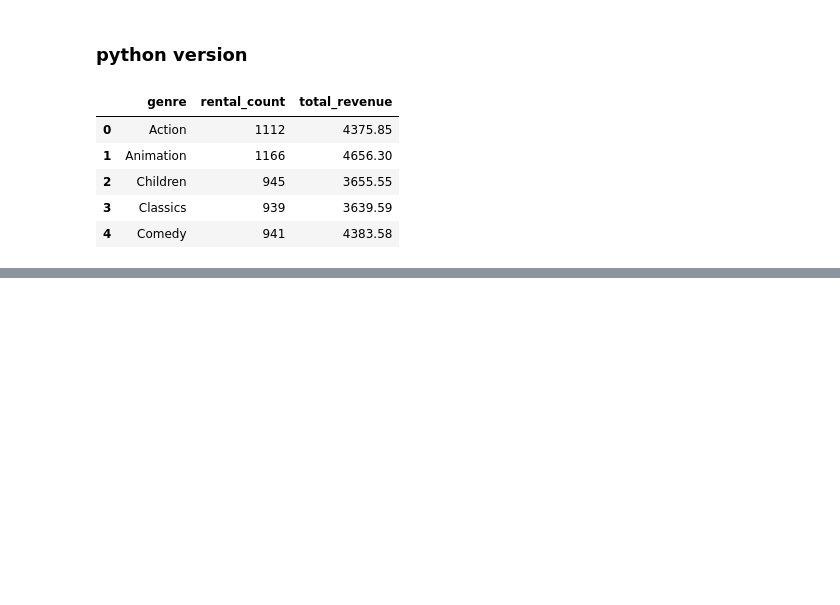
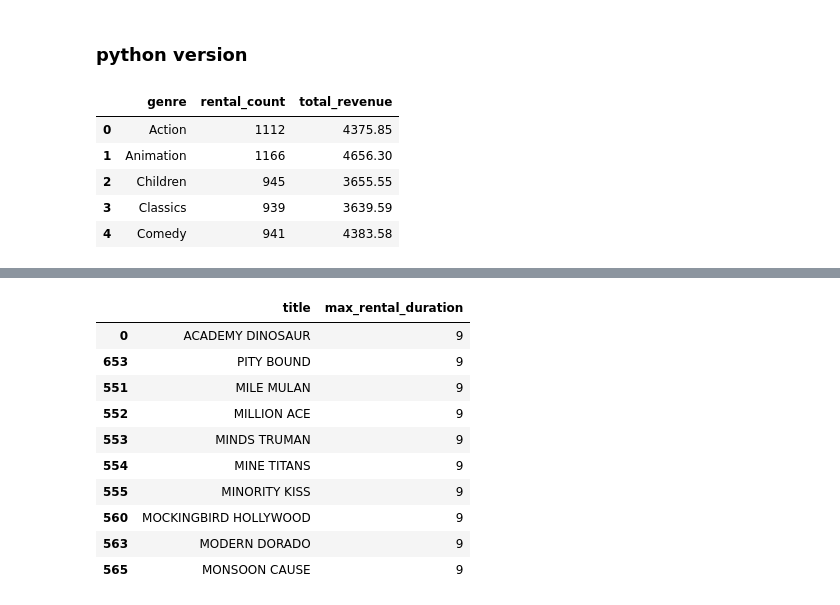
Before and after one commit to cenkerarin/lotus-practice, a Jupyter notebook: practice.ipynb, the cells around one changed output, grey strips where cells are left out. Cells and saved outputs as stored; diff of their text form; code cells hidden in the pictures; blank space fills up the shorter version.

```diff
--- a/practice.ipynb
+++ b/practice.ipynb
@@ -934,0 +992,18 @@ df.head()
+# %%
+df = film_inventory_rental.groupby('title').agg({
+    'max_rental_duration': 'max'
+}).reset_index()
+
+df.sort_values('max_rental_duration', ascending=False).head(10)
+# %% [output]
+|  | title | max_rental_duration |
+| 0 | ACADEMY DINOSAUR | 9 |
+| 653 | PITY BOUND | 9 |
+| 551 | MILE MULAN | 9 |
+| 552 | MILLION ACE | 9 |
+| 553 | MINDS TRUMAN | 9 |
+| 554 | MINE TITANS | 9 |
+| 555 | MINORITY KISS | 9 |
+| 560 | MOCKINGBIRD HOLLYWOOD | 9 |
+| 563 | MODERN DORADO | 9 |
+| 565 | MONSOON CAUSE | 9 |
```
Also changed, not shown: parts of 26 cells of this notebook.
